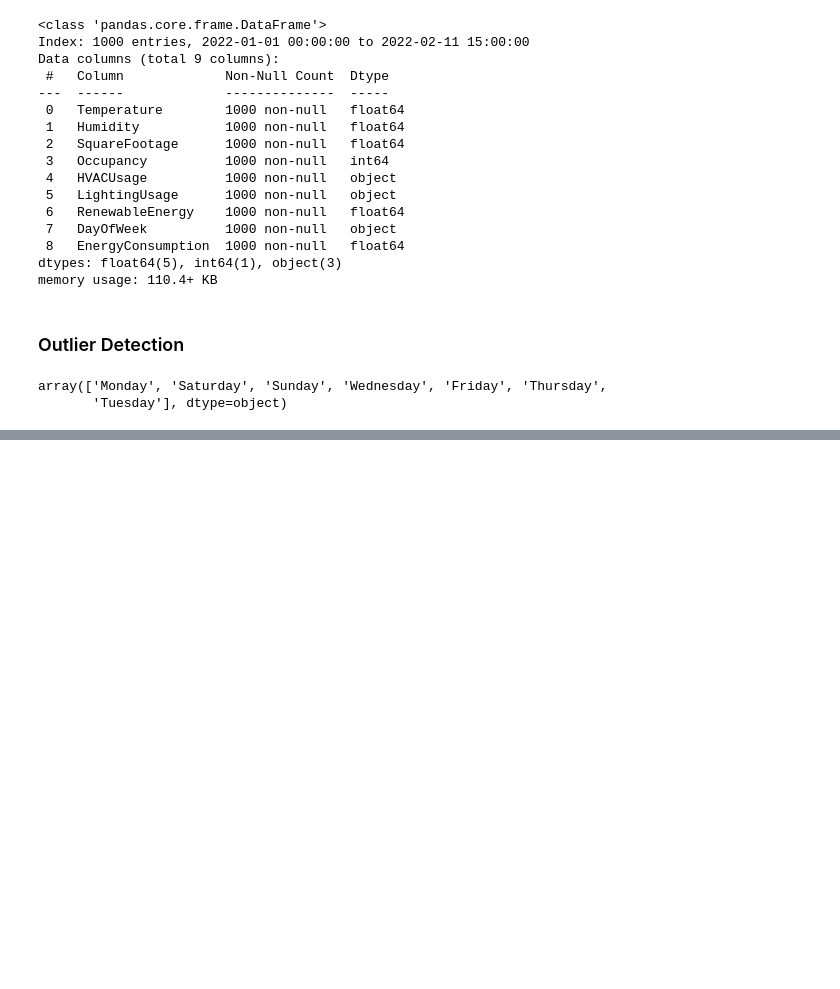
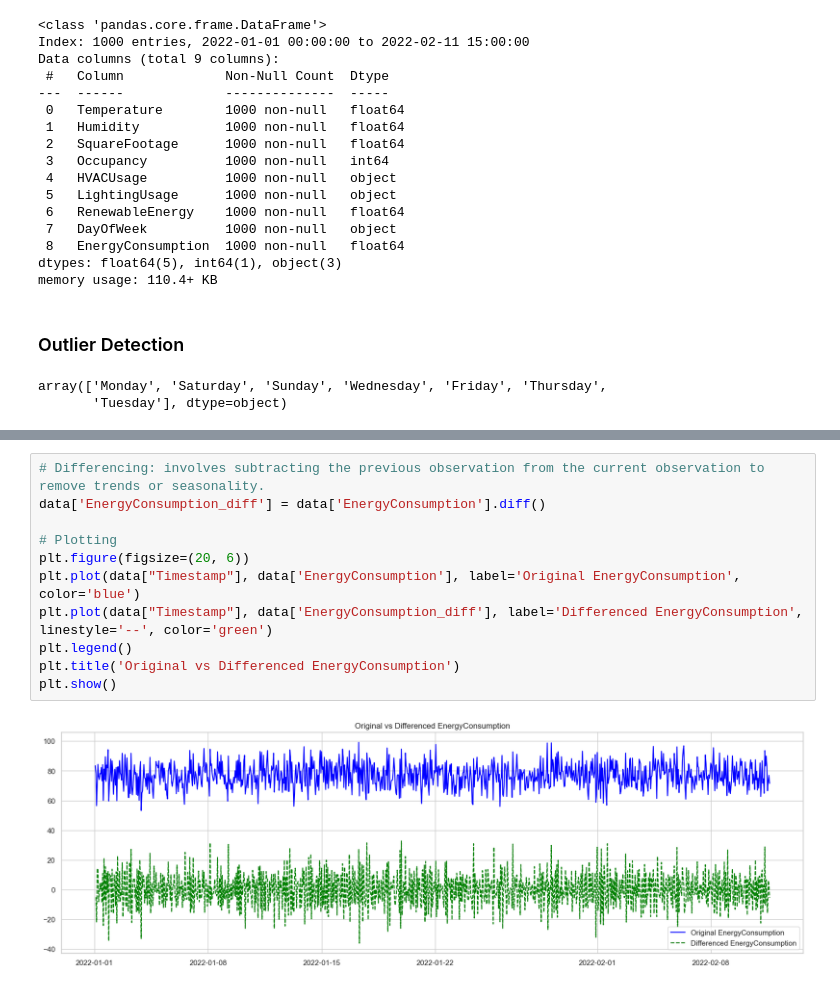
Before and after one commit to CZhakshylykova/SDS-CP027-watt-wise, a Jupyter notebook: submissions/team/cholpon-zhakshylykova/project_cz.ipynb, the cells around one changed output, grey strips where cells are left out. Drawn from its saved outputs; the diff is of its cells as text; blank space fills up the shorter version.

```diff
--- a/submissions/team/cholpon-zhakshylykova/project_cz.ipynb
+++ b/submissions/team/cholpon-zhakshylykova/project_cz.ipynb
@@ -248,0 +242,13 @@ plt.title("Energy Consumption over the whole dataset")
+# %%
+# Differencing: involves subtracting the previous observation from the current observation to remove trends or seasonality.
+data['EnergyConsumption_diff'] = data['EnergyConsumption'].diff()
+
+# Plotting
+plt.figure(figsize=(20, 6))
+plt.plot(data["Timestamp"], data['EnergyConsumption'], label='Original EnergyConsumption', color='blue')
+plt.plot(data["Timestamp"], data['EnergyConsumption_diff'], label='Differenced EnergyConsumption', linestyle='--', color='green')
+plt.legend()
+plt.title('Original vs Differenced EnergyConsumption')
+plt.show()
+# %% [output]
+[figure, added]
```
Also changed, not shown: parts of 10 cells of this notebook.
